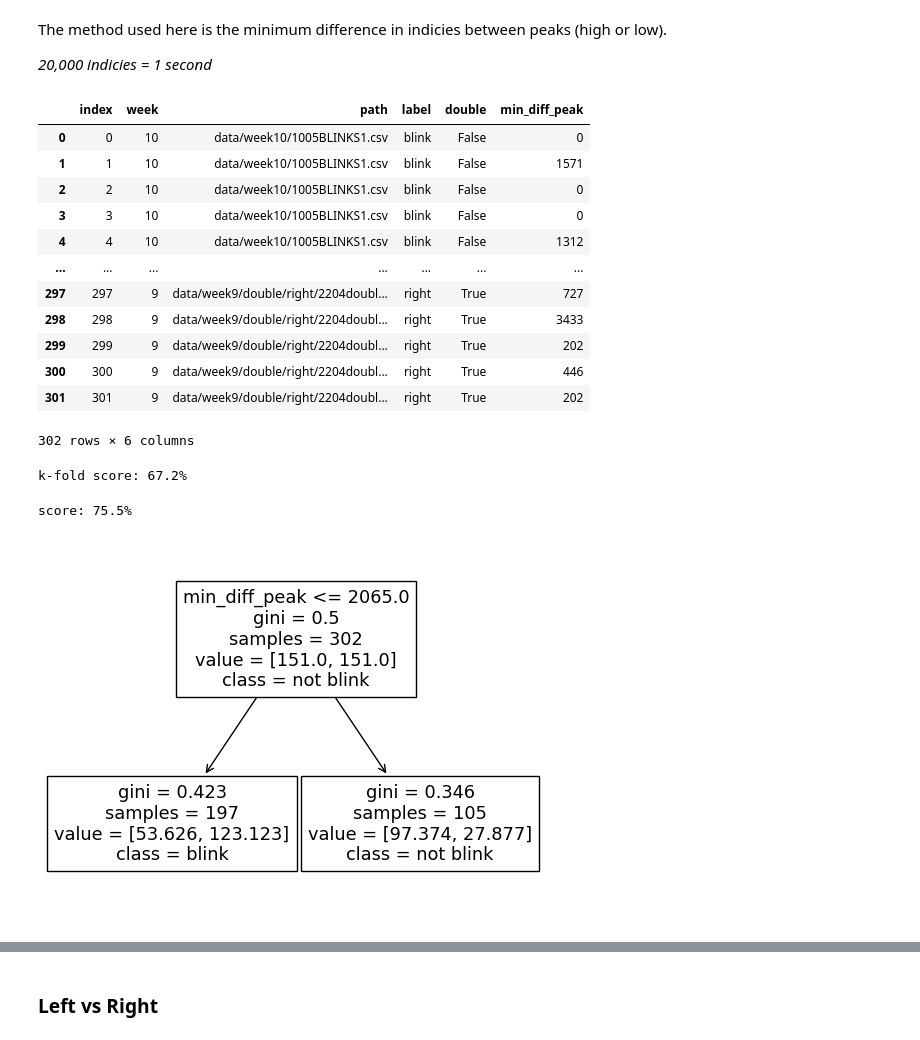
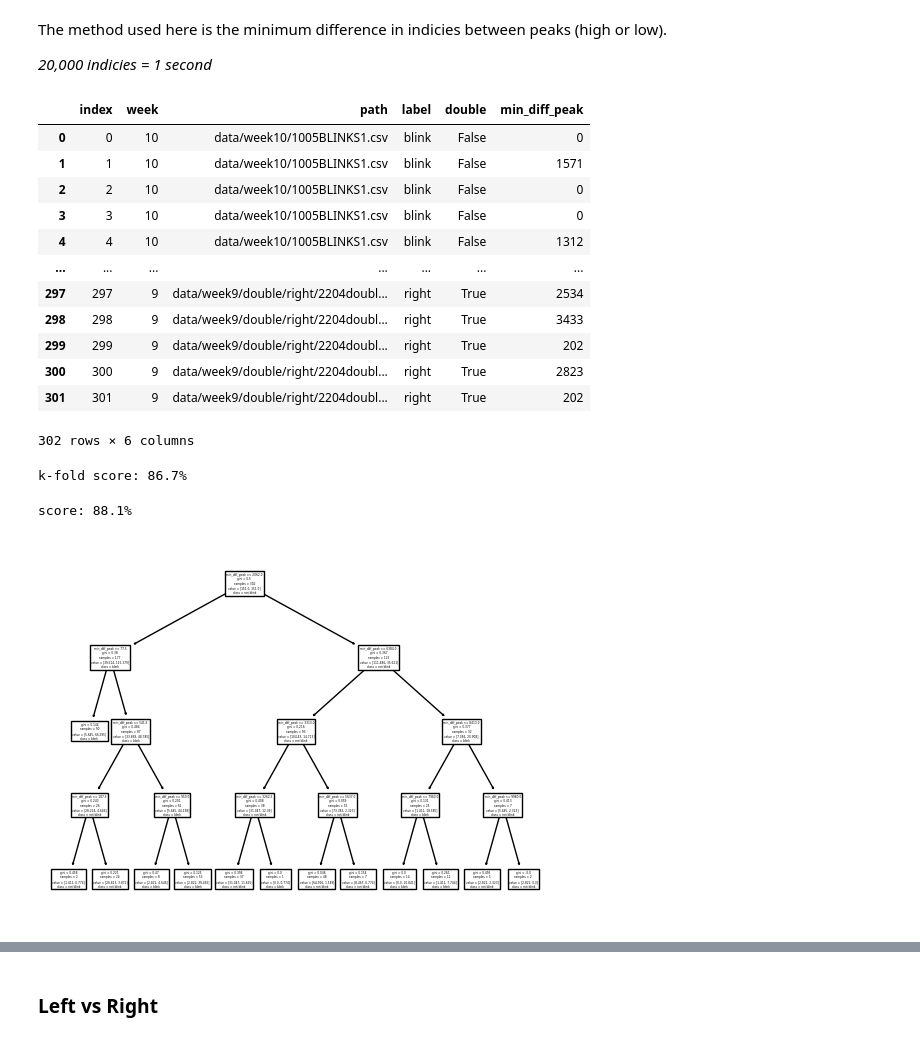
Before and after one commit to edward-ji/eyePlay, a Jupyter notebook: analysis/event.ipynb, the cells around one changed output, grey strips where cells are left out. Drawn from its saved outputs; the diff is of its cells as text; code cells hidden in the pictures.

Commit message:
Update event classifiers

```diff
--- a/analysis/event.ipynb
+++ b/analysis/event.ipynb
@@ -309,10 +309,10 @@ from scipy.signal import find_peaks
 tqdm.pandas()
 
 def clip_features(amp):
-    high_peaks, _ = find_peaks(amp, prominence=50)
-    low_peaks, _ = find_peaks(-amp, prominence=50)
+    high_peaks, _ = find_peaks(amp, prominence=60)
+    low_peaks, _ = find_peaks(-amp, prominence=60)
     peaks = np.sort(np.concatenate([high_peaks, low_peaks]))
-    min_diff_peak = min(np.diff(peaks)) if len(peaks) > 1 else 0
+    min_diff_peak = np.min(np.diff(peaks)) if len(peaks) > 1 else 0
     return {
         "min_diff_peak": min_diff_peak
     }
@@ -330,10 +330,10 @@ clip_feat_df
 | 3 | 3 | 10 | data/week10/1005BLINKS1.csv | blink | False | 0 |
 | 4 | 4 | 10 | data/week10/1005BLINKS1.csv | blink | False | 1312 |
 | ... | ... | ... | ... | ... | ... | ... |
-| 297 | 297 | 9 | data/week9/double/right/2204doubl... | right | True | 727 |
+| 297 | 297 | 9 | data/week9/double/right/2204doubl... | right | True | 2534 |
 | 298 | 298 | 9 | data/week9/double/right/2204doubl... | right | True | 3433 |
 | 299 | 299 | 9 | data/week9/double/right/2204doubl... | right | True | 202 |
-| 300 | 300 | 9 | data/week9/double/right/2204doubl... | right | True | 446 |
+| 300 | 300 | 9 | data/week9/double/right/2204doubl... | right | True | 2823 |
 | 301 | 301 | 9 | data/week9/double/right/2204doubl... | right | True | 202 |
 302 rows × 6 columns
 # %%
@@ -353,25 +353,25 @@ for i, (train_index, test_index) in enumerate(kf.split(X, y)):
     X_test = X[test_index]
     y_test = y[test_index]
 
-    model = DecisionTreeClassifier(max_depth=1, class_weight="balanced")
+    model = DecisionTreeClassifier(max_depth=4, class_weight="balanced")
     model.fit(X_train, y_train)
     scores.append(accuracy_score(y_test, model.predict(X_test)))
 
 print(f"k-fold score: {np.mean(scores):.1%}")
 # %% [output]
-k-fold score: 67.2%
+k-fold score: 86.7%
 # %%
-model = DecisionTreeClassifier(max_depth=1, class_weight="balanced")
+model = DecisionTreeClassifier(max_depth=4, class_weight="balanced")
 model.fit(X, y)
 print(f"score: {model.score(X, y):.1%}")
 
 plot_tree(model,
           feature_names=clip_feat_df.columns[5:],
           class_names=["not blink", "blink"])
 plt.show()
 # %% [output]
-score: 75.5%
+score: 88.1%
-[figure, old version]
+[figure, new version]
 # %%
 cm = confusion_matrix(y, model.predict(X))
 ConfusionMatrixDisplay(cm, display_labels=["not blink", "blink"]).plot()
```
Also changed, not shown: parts of 3 cells of this notebook.
